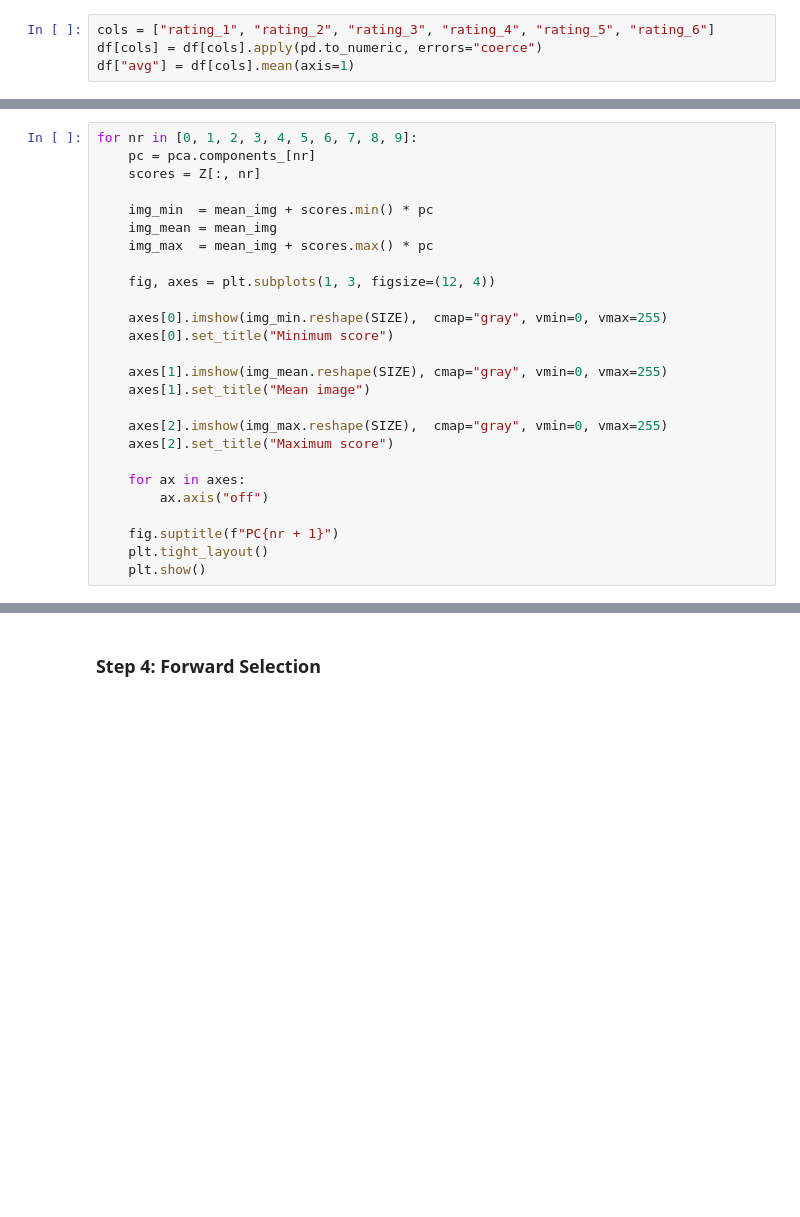
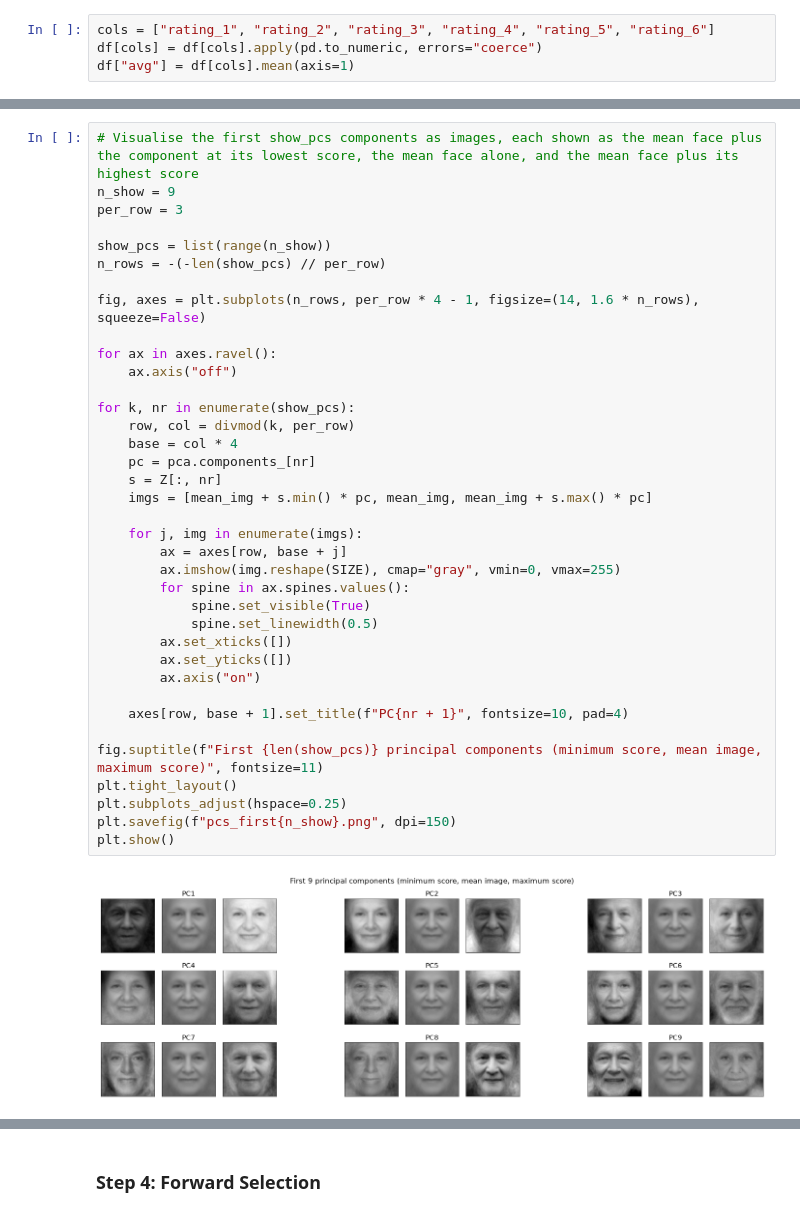
Before and after one commit to oliviaolli/Cognitive_mod, a Jupyter notebook: data_analysis.ipynb, the cells around one changed output, grey strips where cells are left out. Saved outputs shown, nothing was run; the diff lists cells and outputs as text; blank space fills up the shorter version.

Commit message:
updates: smaller plots

```diff
--- a/data_analysis.ipynb
+++ b/data_analysis.ipynb
@@ -126,29 +173,42 @@ print(Z.shape)
 # %%
-for nr in [0, 1, 2, 3, 4, 5, 6, 7, 8, 9]:
+# Visualise the first show_pcs components as images, each shown as the mean face plus the component at its lowest score, the mean face alone, and the mean face plus its highest score
+n_show = 9
+per_row = 3
+
+show_pcs = list(range(n_show))
+n_rows = -(-len(show_pcs) // per_row)
+
+fig, axes = plt.subplots(n_rows, per_row * 4 - 1, figsize=(14, 1.6 * n_rows), squeeze=False)
+
+for ax in axes.ravel():
+    ax.axis("off")
+
+for k, nr in enumerate(show_pcs):
+    row, col = divmod(k, per_row)
+    base = col * 4
     pc = pca.components_[nr]
-    scores = Z[:, nr]
+    s = Z[:, nr]
+    imgs = [mean_img + s.min() * pc, mean_img, mean_img + s.max() * pc]
 
-    img_min  = mean_img + scores.min() * pc
-    img_mean = mean_img
-    img_max  = mean_img + scores.max() * pc
+    for j, img in enumerate(imgs):
+        ax = axes[row, base + j]
+        ax.imshow(img.reshape(SIZE), cmap="gray", vmin=0, vmax=255)
+        for spine in ax.spines.values():
+            spine.set_visible(True)
+            spine.set_linewidth(0.5)
+        ax.set_xticks([])
+        ax.set_yticks([])
+        ax.axis("on")
 
-    fig, axes = plt.subplots(1, 3, figsize=(12, 4))
+    axes[row, base + 1].set_title(f"PC{nr + 1}", fontsize=10, pad=4)
 
-    axes[0].imshow(img_min.reshape(SIZE),  cmap="gray", vmin=0, vmax=255)
-    axes[0].set_title("Minimum score")
-
-    axes[1].imshow(img_mean.reshape(SIZE), cmap="gray", vmin=0, vmax=255)
-    axes[1].set_title("Mean image")
-
-    axes[2].imshow(img_max.reshape(SIZE),  cmap="gray", vmin=0, vmax=255)
-    axes[2].set_title("Maximum score")
-
-    for ax in axes:
-        ax.axis("off")
-
-    fig.suptitle(f"PC{nr + 1}")
-    plt.tight_layout()
-    plt.show()
+fig.suptitle(f"First {len(show_pcs)} principal components (minimum score, mean image, maximum score)", fontsize=11)
+plt.tight_layout()
+plt.subplots_adjust(hspace=0.25)
+plt.savefig(f"pcs_first{n_show}.png", dpi=150)
+plt.show()
+# %% [output]
+[figure, added]
 # %%
 # Order all PCs by how strongly they correlate with our ratings, strongest first.
 # This is just a check - forward selection does the real picking later.
```
Also changed, not shown: parts of 23 cells of this notebook, 4 other files.
